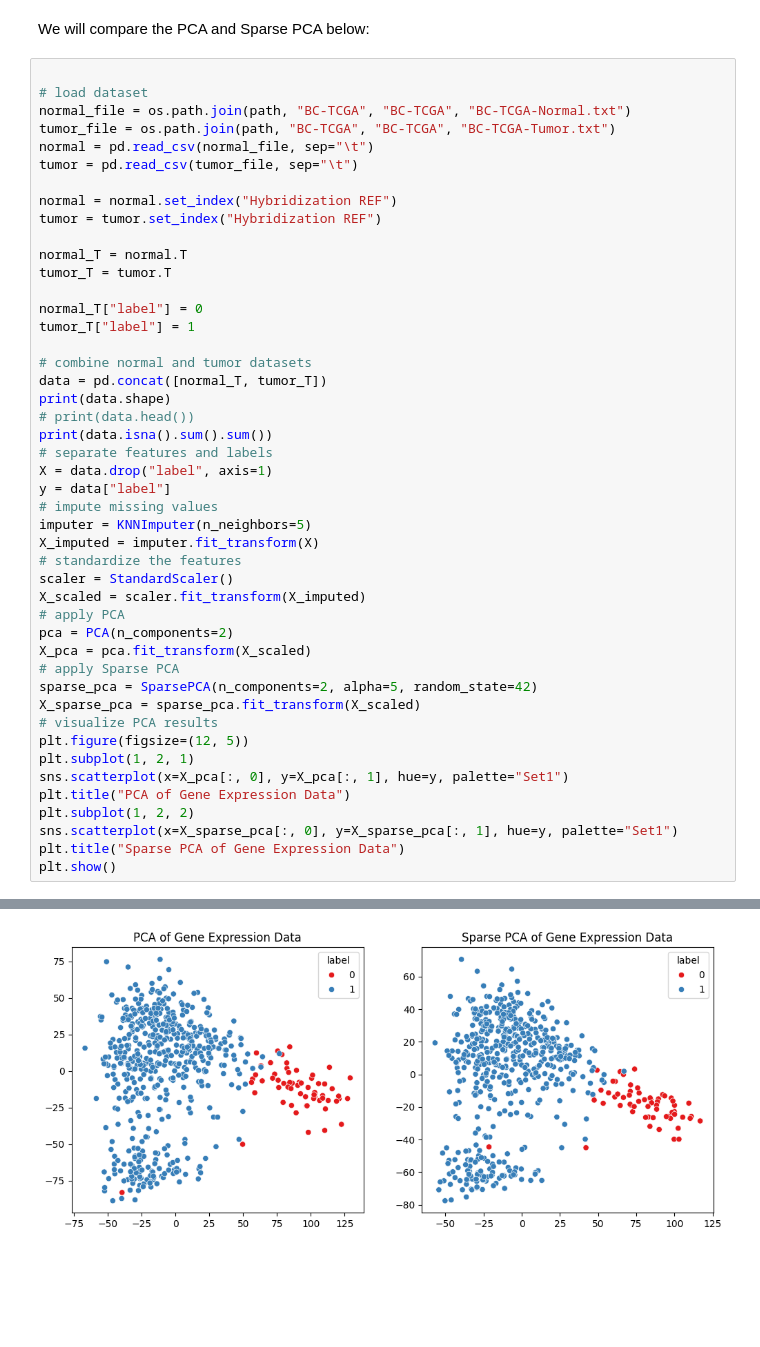
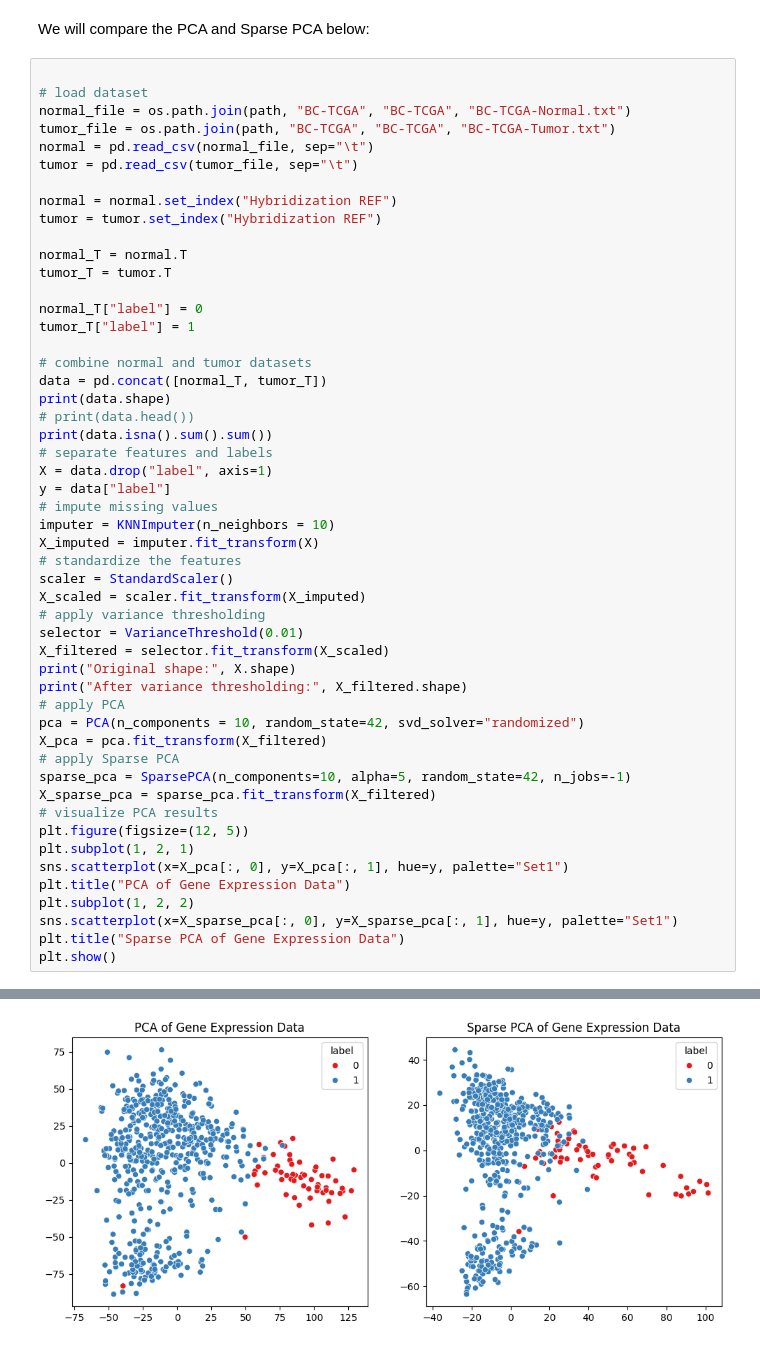
Before and after one commit to Ztang-Yit-Xiaang/Sparse-PCA-for-Gene-Expression-Analysis, a Jupyter notebook: SPCA_gene_find.ipynb, the cells around one changed output, grey strips where cells are left out. Cells and saved outputs as stored; diff of their text form; blank space fills up the shorter version.

```diff
--- a/SPCA_gene_find.ipynb
+++ b/SPCA_gene_find.ipynb
@@ -83,17 +84,22 @@ print(data.isna().sum().sum())
 X = data.drop("label", axis=1)
 y = data["label"]
 # impute missing values
-imputer = KNNImputer(n_neighbors=5)
+imputer = KNNImputer(n_neighbors = 10)
 X_imputed = imputer.fit_transform(X)
 # standardize the features
 scaler = StandardScaler()
 X_scaled = scaler.fit_transform(X_imputed)
+# apply variance thresholding
+selector = VarianceThreshold(0.01)
+X_filtered = selector.fit_transform(X_scaled)
+print("Original shape:", X.shape)
+print("After variance thresholding:", X_filtered.shape)
 # apply PCA
-pca = PCA(n_components=2)
-X_pca = pca.fit_transform(X_scaled)
+pca = PCA(n_components = 10, random_state=42, svd_solver="randomized")
+X_pca = pca.fit_transform(X_filtered)
 # apply Sparse PCA
-sparse_pca = SparsePCA(n_components=2, alpha=5, random_state=42)
-X_sparse_pca = sparse_pca.fit_transform(X_scaled)
+sparse_pca = SparsePCA(n_components=10, alpha=5, random_state=42, n_jobs=-1)
+X_sparse_pca = sparse_pca.fit_transform(X_filtered)
 # visualize PCA results
 plt.figure(figsize=(12, 5))
 plt.subplot(1, 2, 1)
@@ -109,4 +117,4 @@ plt.show()
-[figure, old version]
+[figure, new version]
 # %%
 # PCA reconstruction
 X_pca_recon = pca.inverse_transform(X_pca)
```
Also changed, not shown: parts of 3 cells of this notebook.
